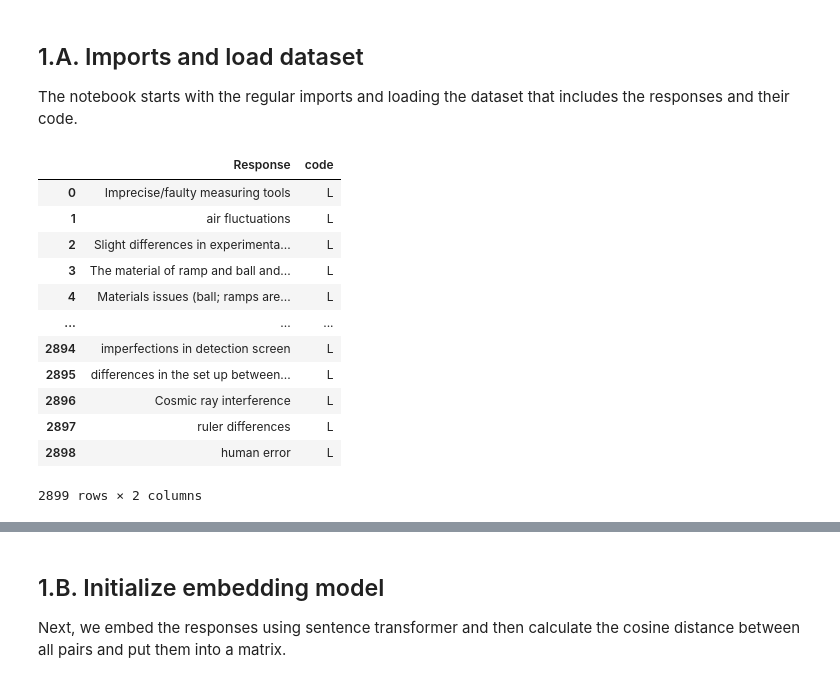
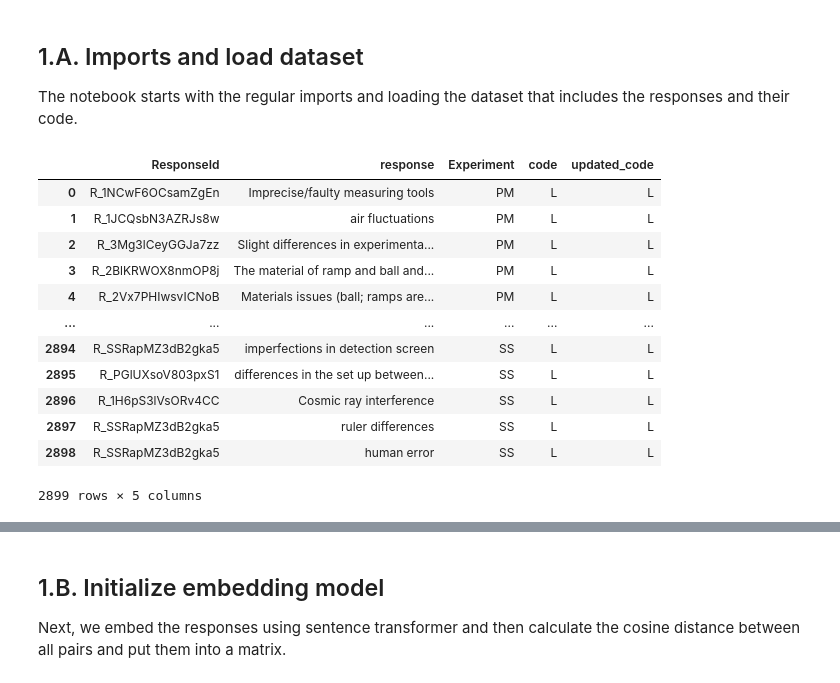
Before and after one commit to halvorty/text2embedding2category, a Jupyter notebook: data_audit.ipynb, the cells around one changed output, grey strips where cells are left out. Saved outputs shown, nothing was run; the diff lists cells and outputs as text; code cells hidden in the pictures.

Commit message:
Update to v2 of data on Zenodo

```diff
--- a/data_audit.ipynb
+++ b/data_audit.ipynb
@@ -52,21 +51,22 @@ The notebook starts with the regular imports and loading the dataset that includ
 import pandas as pd
 import scipy as sc
 from sentence_transformers import SentenceTransformer
-# %%
-# Load the data
-df = pd.read_excel('data/sources.xlsx')
-df
-# %% [output]
-|  | Response | code |
-| 0 | Imprecise/faulty measuring tools | L |
-| 1 | air fluctuations | L |
-| 2 | Slight differences in experimenta... | L |
-| 3 | The material of ramp and ball and... | L |
-| 4 | Materials issues (ball; ramps are... | L |
-| ... | ... | ... |
-| 2894 | imperfections in detection screen | L |
-| 2895 | differences in the set up between... | L |
-| 2896 | Cosmic ray interference | L |
-| 2897 | ruler differences | L |
-| 2898 | human error | L |
-2899 rows × 2 columns
+# %%
+# Load the data
+url = "https://zenodo.org/records/16912394/files/sources_v2.xlsx?download=1"
+df = pd.read_excel(url)
+df
+# %% [output]
+|  | ResponseId | response | Experiment | code | updated_code |
+| 0 | R_1NCwF6OCsamZgEn | Imprecise/faulty measuring tools | PM | L | L |
+| 1 | R_1JCQsbN3AZRJs8w | air fluctuations | PM | L | L |
+| 2 | R_3Mg3lCeyGGJa7zz | Slight differences in experimenta... | PM | L | L |
+| 3 | R_2BlKRWOX8nmOP8j | The material of ramp and ball and... | PM | L | L |
+| 4 | R_2Vx7PHIwsvICNoB | Materials issues (ball; ramps are... | PM | L | L |
+| ... | ... | ... | ... | ... | ... |
+| 2894 | R_SSRapMZ3dB2gka5 | imperfections in detection screen | SS | L | L |
+| 2895 | R_PGlUXsoV803pxS1 | differences in the set up between... | SS | L | L |
+| 2896 | R_1H6pS3lVsORv4CC | Cosmic ray interference | SS | L | L |
+| 2897 | R_SSRapMZ3dB2gka5 | ruler differences | SS | L | L |
+| 2898 | R_SSRapMZ3dB2gka5 | human error | SS | L | L |
+2899 rows × 5 columns
```
Also changed, not shown: parts of 8 cells of this notebook, 2 other files.
